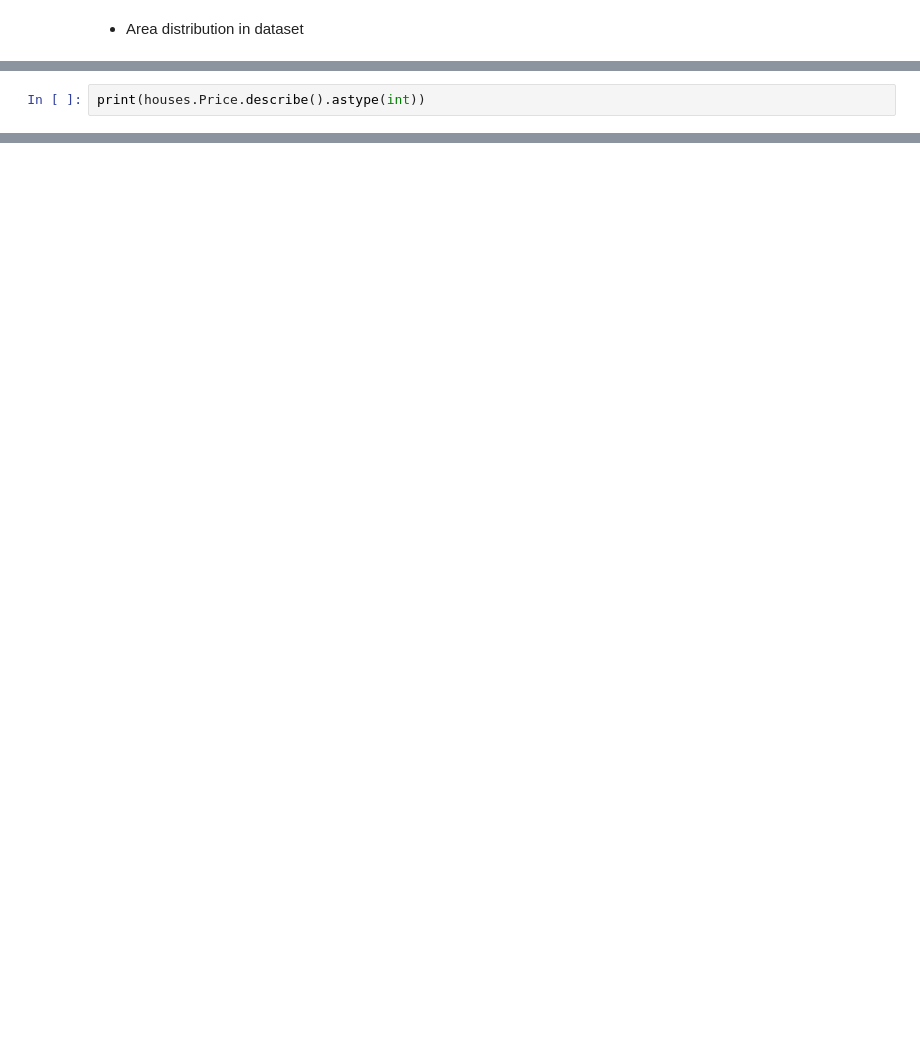
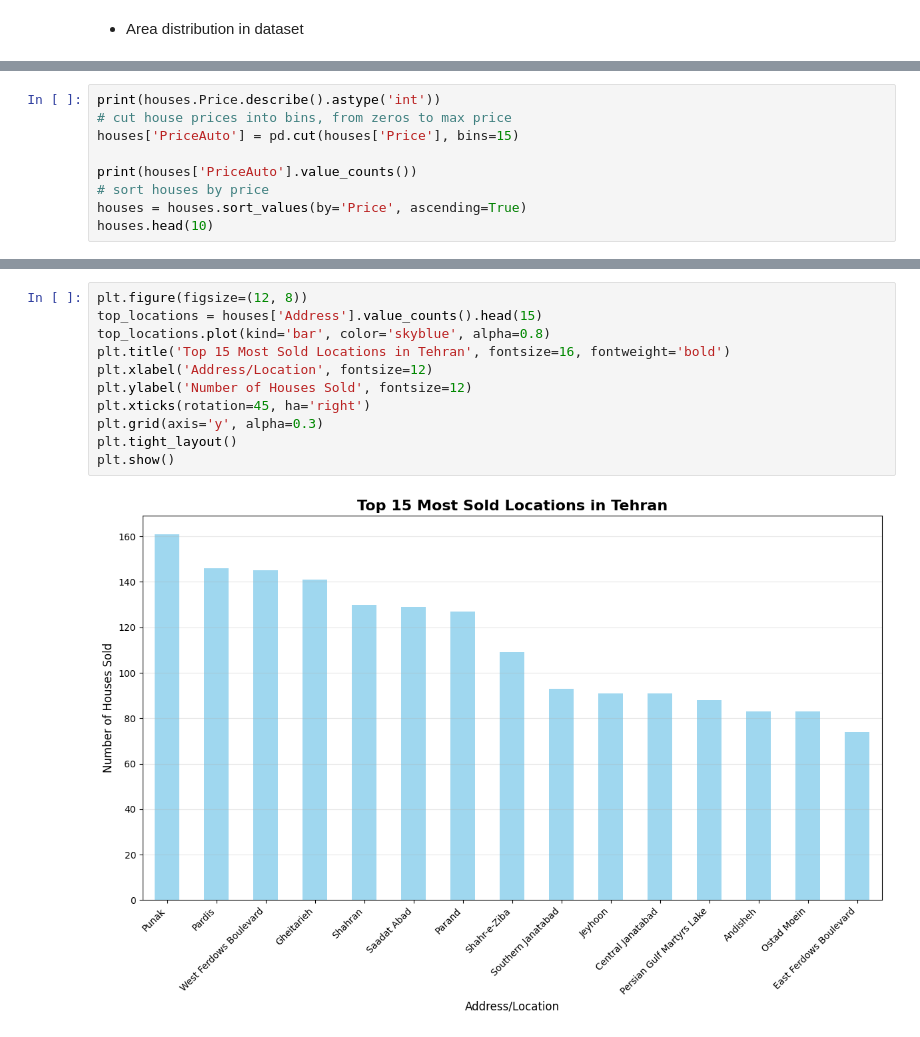
Before and after one commit to rhynofuyu/HousePrice_TehranIran-EDA, a Jupyter notebook: house_price.ipynb, the cells around one changed output, grey strips where cells are left out. Cells and saved outputs as stored; diff of their text form; blank space fills up the shorter version.

```diff
--- a/house_price.ipynb
+++ b/house_price.ipynb
@@ -154,5 +184,12 @@ Name: Area, dtype: float64
 # %%
-print(houses.Price.describe().astype(int))
+print(houses.Price.describe().astype('int'))
+# cut house prices into bins, from zeros to max price
+houses['PriceAuto'] = pd.cut(houses['Price'], bins=15)
+
+print(houses['PriceAuto'].value_counts())
+# sort houses by price
+houses = houses.sort_values(by='Price', ascending=True)
+houses.head(10)
 # %% [output]
 count       3456
 mean      179331
@@ -167,0 +289,13 @@ Name: Price, dtype: int64
+# %%
+plt.figure(figsize=(12, 8))
+top_locations = houses['Address'].value_counts().head(15)
+top_locations.plot(kind='bar', color='skyblue', alpha=0.8)
+plt.title('Top 15 Most Sold Locations in Tehran', fontsize=16, fontweight='bold')
+plt.xlabel('Address/Location', fontsize=12)
+plt.ylabel('Number of Houses Sold', fontsize=12)
+plt.xticks(rotation=45, ha='right')
+plt.grid(axis='y', alpha=0.3)
+plt.tight_layout()
+plt.show()
+# %% [output]
+[figure, added]
```
Also changed, not shown: parts of 30 cells of this notebook, 1 other file.
